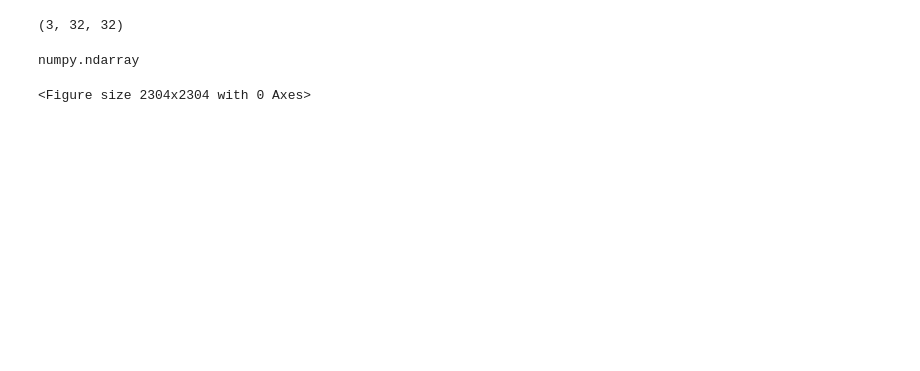
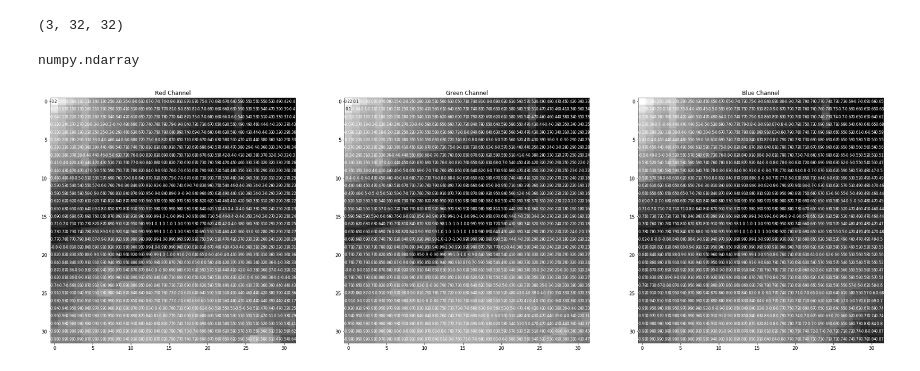
Before and after one commit to mistertandon/ud-10-deep-learning-v2-pytorch, a Jupyter notebook: convolutional-neural-networks/cifar-cnn/cifar10_cnn_self_try.ipynb, the cells around one changed output. Saved outputs shown, nothing was run; the diff lists cells and outputs as text; code cells hidden in the pictures; blank space fills up the shorter version.

Commit message:
feat: CNN to classify CIFAR10 dataset images.
Develop code to illustrate one pic from CIFAR10 dataset image.
Image is displayed in terms of RGB channel.

```diff
--- a/convolutional-neural-networks/cifar-cnn/cifar10_cnn_self_try.ipynb
+++ b/convolutional-neural-networks/cifar-cnn/cifar10_cnn_self_try.ipynb
@@ -169,28 +169,29 @@ numpy.ndarray
 InteractiveShell.ast_node_interactivity = 'none'
 # %%
 channels = ["Red Channel", "Green Channel", "Blue Channel"]
-# %%
-display_image_fig = plt.figure(figsize = (32, 32))
-# %% [output]
-<Figure size 2304x2304 with 0 Axes>
 # %%
+display_image_fig = plt.figure(figsize = (32, 32))
 for id_image in range(display_image.shape[0]):
     display_image_ax = display_image_fig.add_subplot(1, 3, id_image + 1)
     img = display_image[id_image]
 
     thresh = img.max()/2.5
 
     display_image_ax.imshow(img, cmap = 'gray')
     display_image_ax.set_title(channels[id_image])
 
     width, height = img.shape
     for idx in range(width):
         for idy in range(height):
             val = round(img[idx][idy], 2) if img[idx][idy] != 0 else 0
             display_image_ax.annotate(str(val), xy = (idx, idy),
+                                      horizontalalignment = 'center',
+                                      verticalalignment = 'center',
+                                      size = 8,
                                       color = 'white' if val < thresh else 'black'
-
                                      )
+# %% [output]
+[figure, added]
 # %%
 class Cifar10CNN(nn.Module):
 
```
Also changed, not shown: parts of 12 cells of this notebook, 1 other file.
